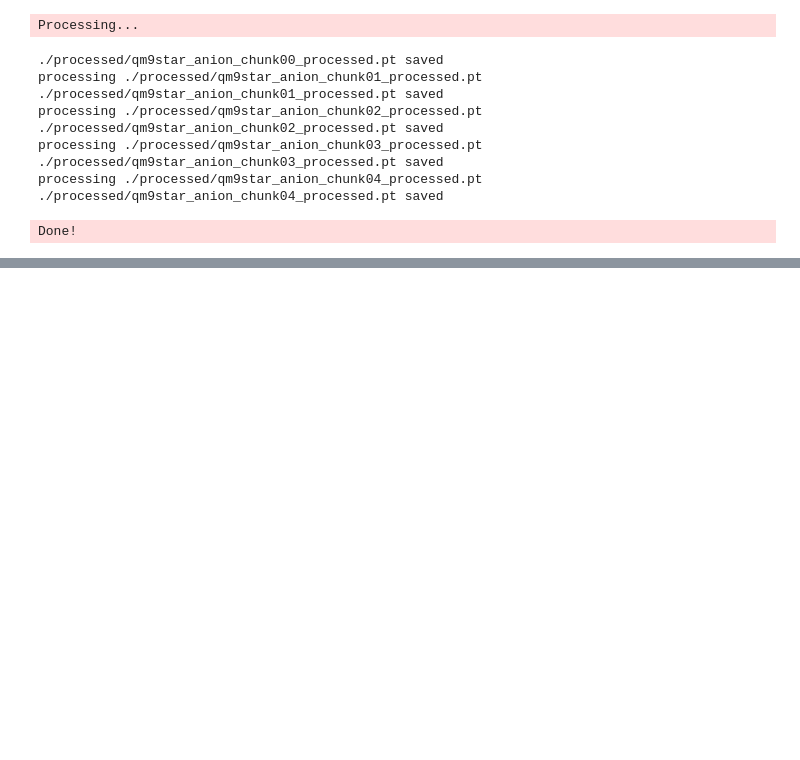
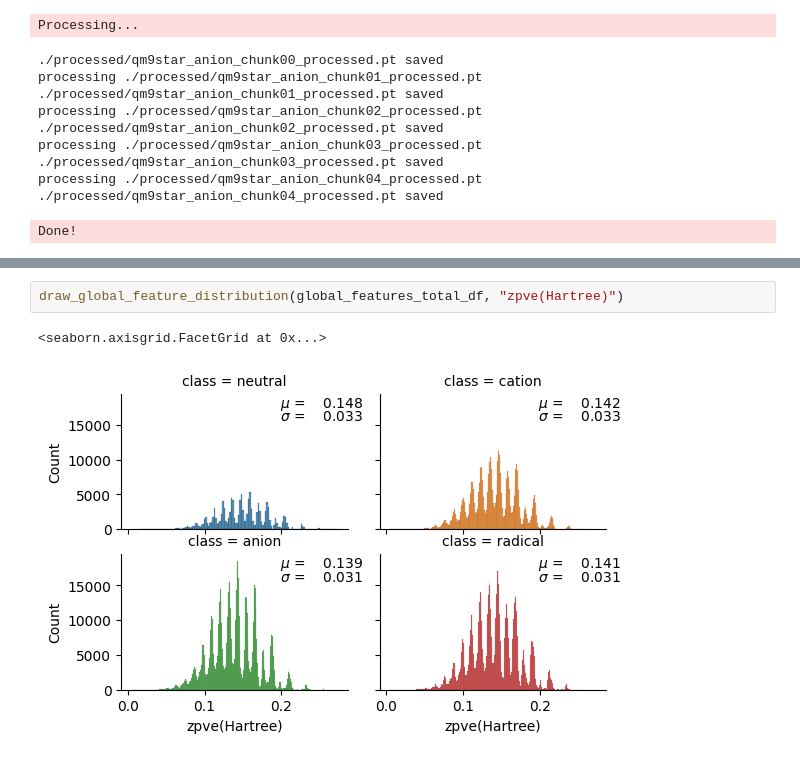
Before and after one commit to gentle1999/qm9star_query, a Jupyter notebook: tutorial/3-create_dataset.ipynb, the cells around one changed output, grey strips where cells are left out. Drawn from its saved outputs; the diff is of its cells as text; blank space fills up the shorter version.

```diff
--- a/tutorial/3-create_dataset.ipynb
+++ b/tutorial/3-create_dataset.ipynb
@@ -341,0 +419,5 @@ g.figure.set_size_inches(12, 4)
+# %%
+draw_global_feature_distribution(global_features_total_df, "zpve(Hartree)")
+# %% [output]
+<seaborn.axisgrid.FacetGrid at 0x...>
+[figure, added]
```
Also changed, not shown: parts of 36 cells of this notebook, 4 other files.
